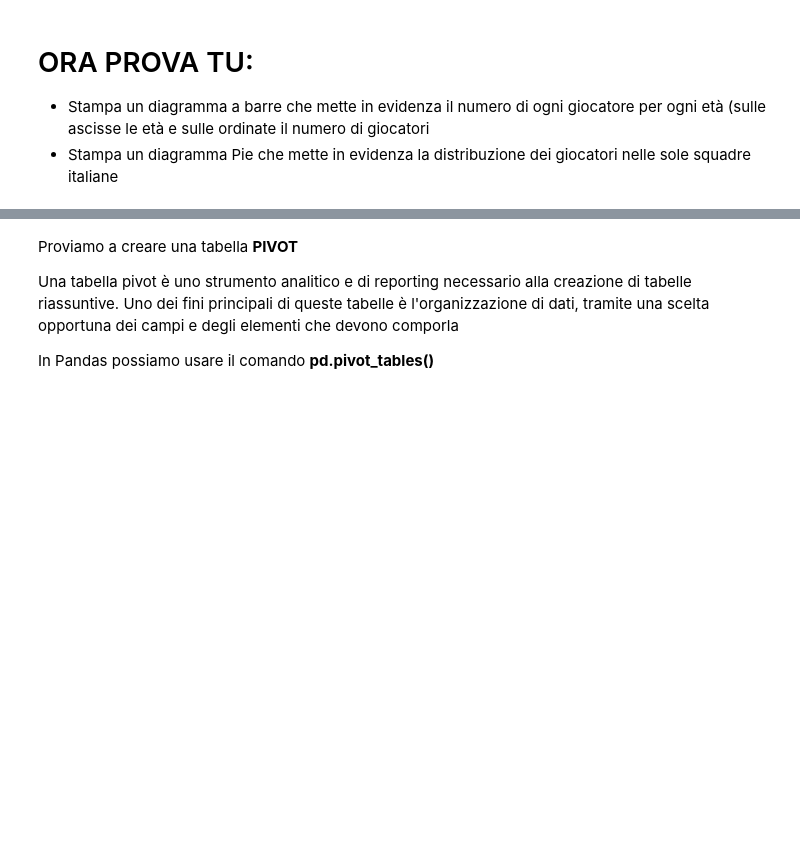
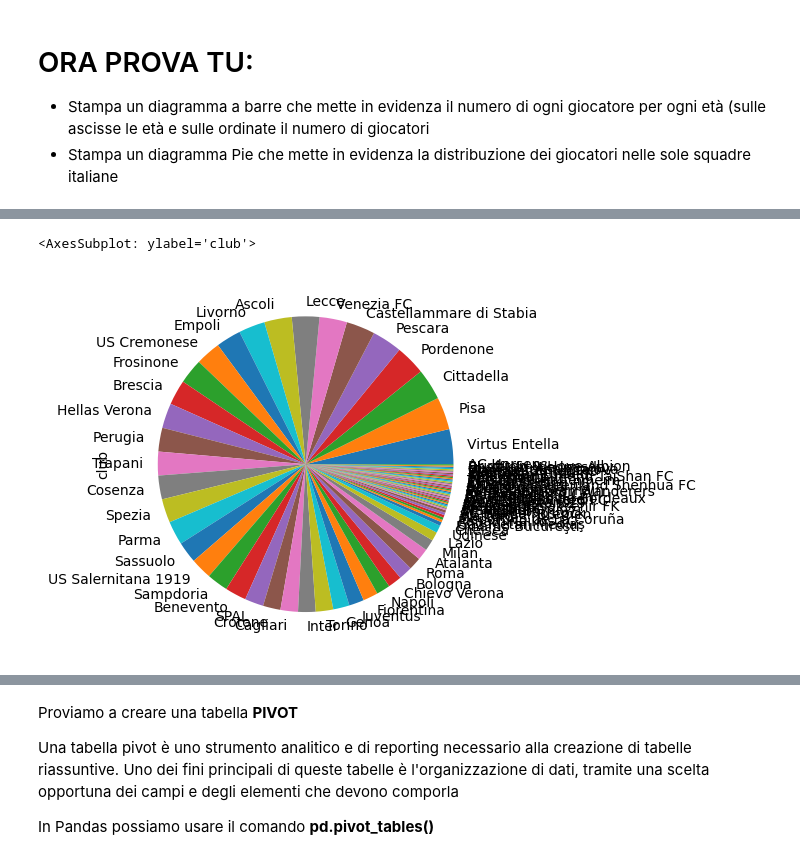
Before and after one commit to pal-dev-labs/Artificial-Intelligence-with-Python, a Jupyter notebook: 6-Pandas-part2.ipynb, the cells around one changed output, grey strips where cells are left out. Saved outputs shown, nothing was run; the diff lists cells and outputs as text; code cells hidden in the pictures; blank space fills up the shorter version.

```diff
--- a/6-Pandas-part2.ipynb
+++ b/6-Pandas-part2.ipynb
@@ -143,0 +231,7 @@ giocatori_nazione.plot.pie()
+# %%
+a1 = players[players['nationality']=='Italy']
+a2 = a1['club'].value_counts()
+a2.plot.pie()
+# %% [output]
+<AxesSubplot: ylabel='club'>
+[figure, added]
```
Also changed, not shown: parts of 26 cells of this notebook, 2 other files.
